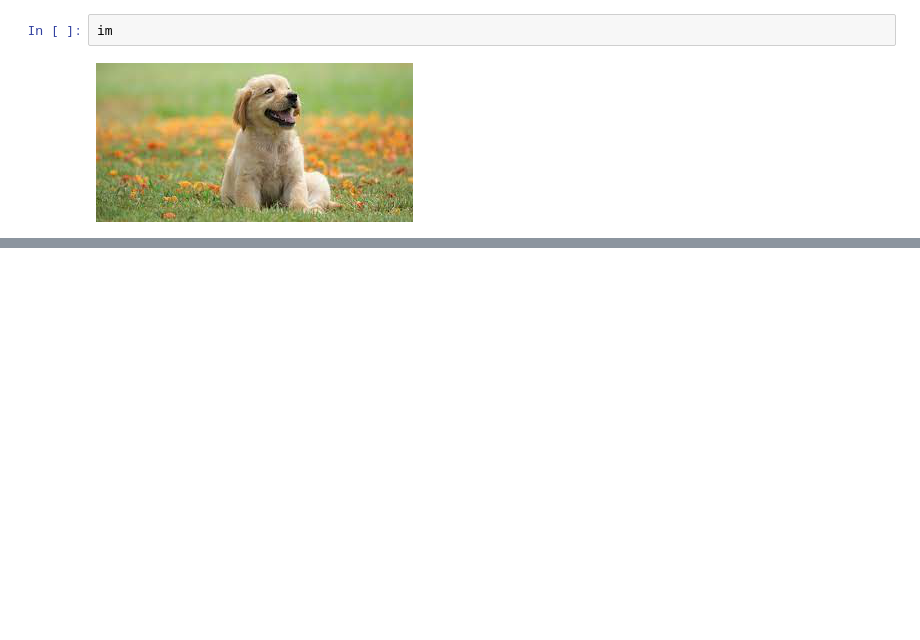
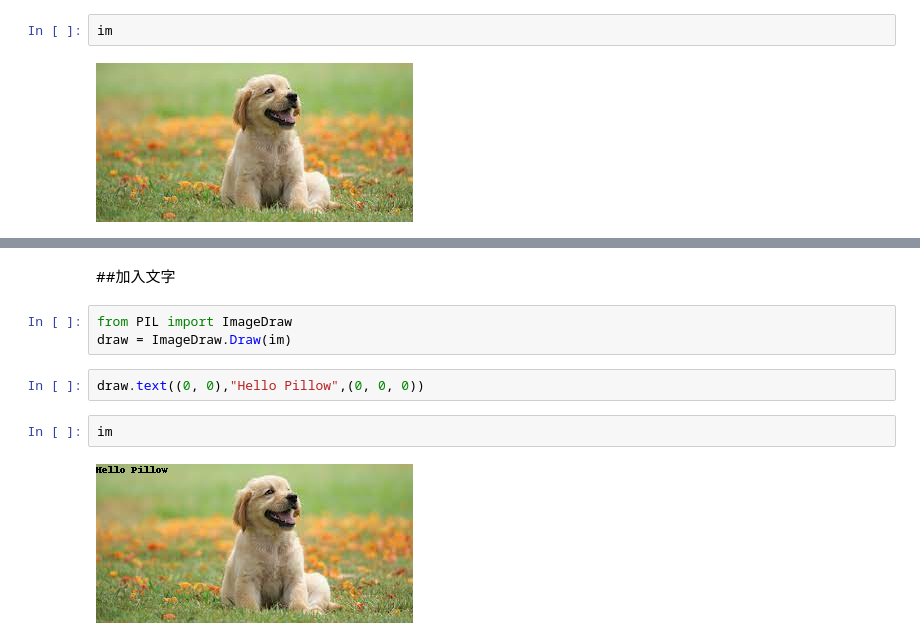
Before and after one commit to AllergicAlligator/Test, a Jupyter notebook: 20220620.ipynb, the cells around one changed output, grey strips where cells are left out. Cells and saved outputs as stored; diff of their text form; blank space fills up the shorter version.

```diff
--- a/20220620.ipynb
+++ b/20220620.ipynb
@@ -77,0 +94,11 @@ im
+# %% [markdown]
+##加入文字
+# %%
+from PIL import ImageDraw
+draw = ImageDraw.Draw(im)
+# %%
+draw.text((0, 0),"Hello Pillow",(0, 0, 0))
+# %%
+im
+# %% [output]
+[figure, added]
```
Also changed, not shown: parts of 17 cells of this notebook.
